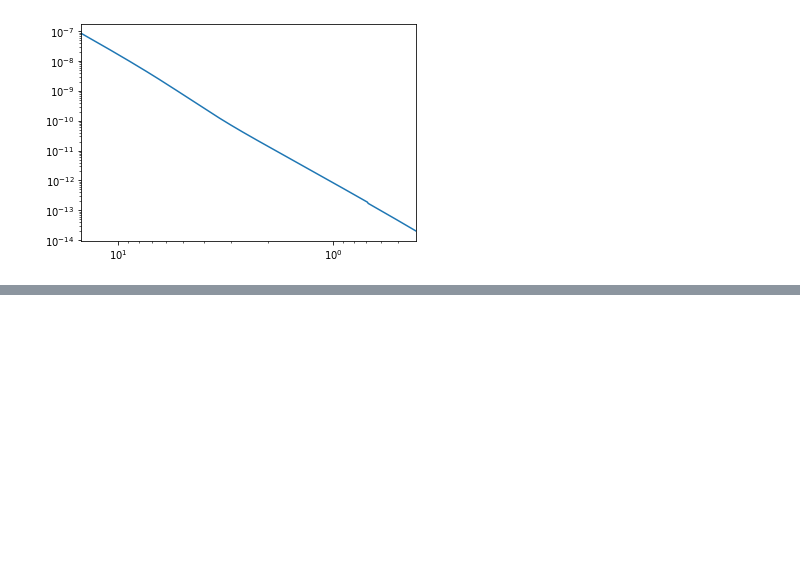
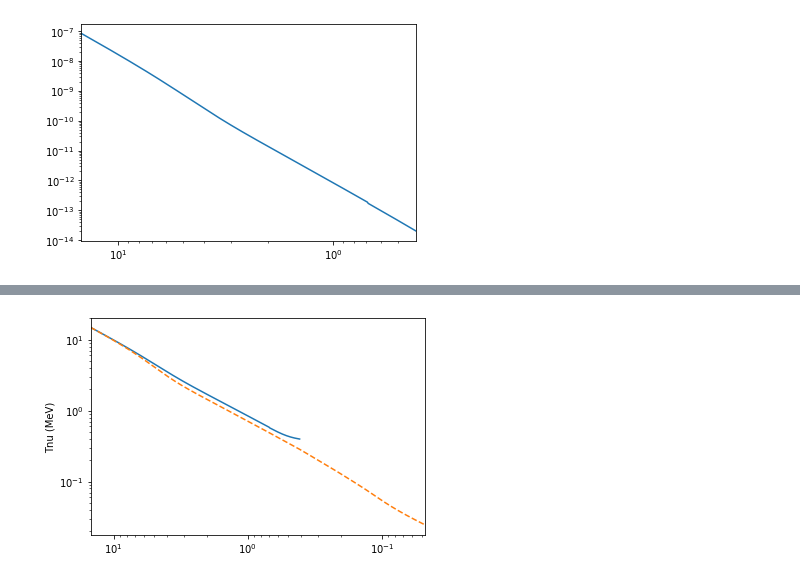
Before and after one commit to nuLABatUSD/BBN_sterile_decay, a Jupyter notebook: diff_plots.ipynb, the cells around one changed output, grey strips where cells are left out. Saved outputs shown, nothing was run; the diff lists cells and outputs as text; code cells hidden in the pictures; blank space fills up the shorter version.

```diff
--- a/diff_plots.ipynb
+++ b/diff_plots.ipynb
@@ -160,0 +198,4 @@ plt.xlim(max(TT), min(TT))
+# %%
+diff_plot(res[0], res_h[0], 'Tnu (MeV)')
+# %% [output]
+[figure, added]
```
Also changed, not shown: parts of 6 cells of this notebook.
